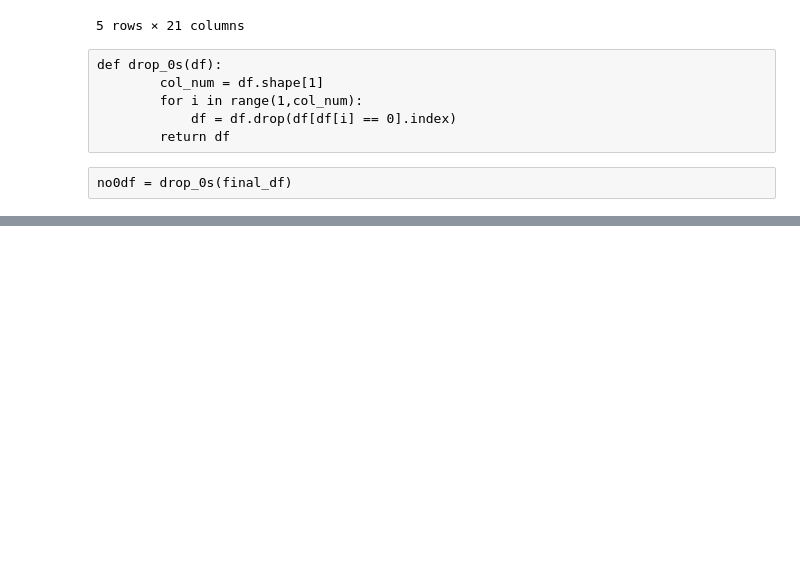
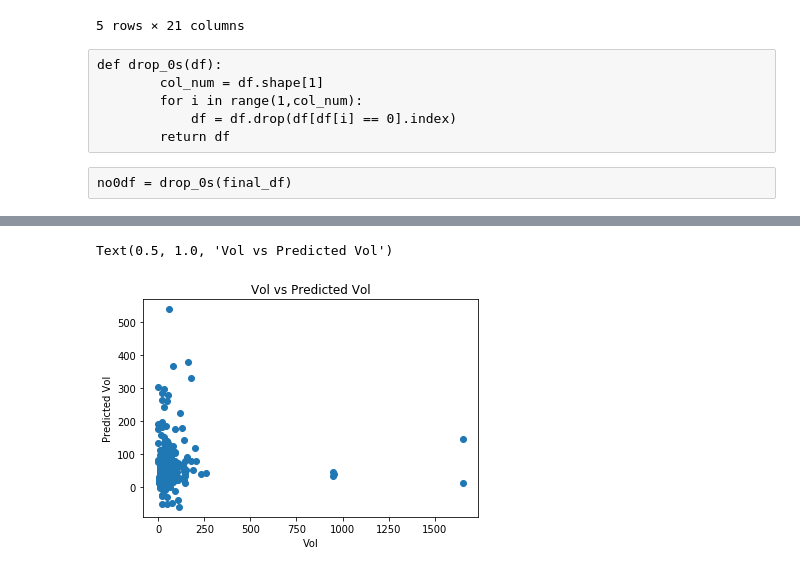
Before and after one commit to mkoz92/mlengineeringfinal, a Jupyter notebook: main.ipynb, the cells around one changed output, grey strips where cells are left out. Saved outputs shown, nothing was run; the diff lists cells and outputs as text; code cells hidden in the pictures; blank space fills up the shorter version.

```diff
--- a/main.ipynb
+++ b/main.ipynb
@@ -141,0 +321,10 @@ X_train, X_test, y_train, y_test = train_test_split(final_df.iloc[:,1:], final_d
+# %%
+Y_pred = pd.read_csv(os.path.join(data_dir, 'test.csv.out'), header=None)
+# %%
+plt.scatter(y_test, Y_pred)
+plt.xlabel("Vol")
+plt.ylabel("Predicted Vol")
+plt.title("Vol vs Predicted Vol")
+# %% [output]
+Text(0.5, 1.0, 'Vol vs Predicted Vol')
+[figure, added]
```
Also changed, not shown: parts of 23 cells of this notebook.
